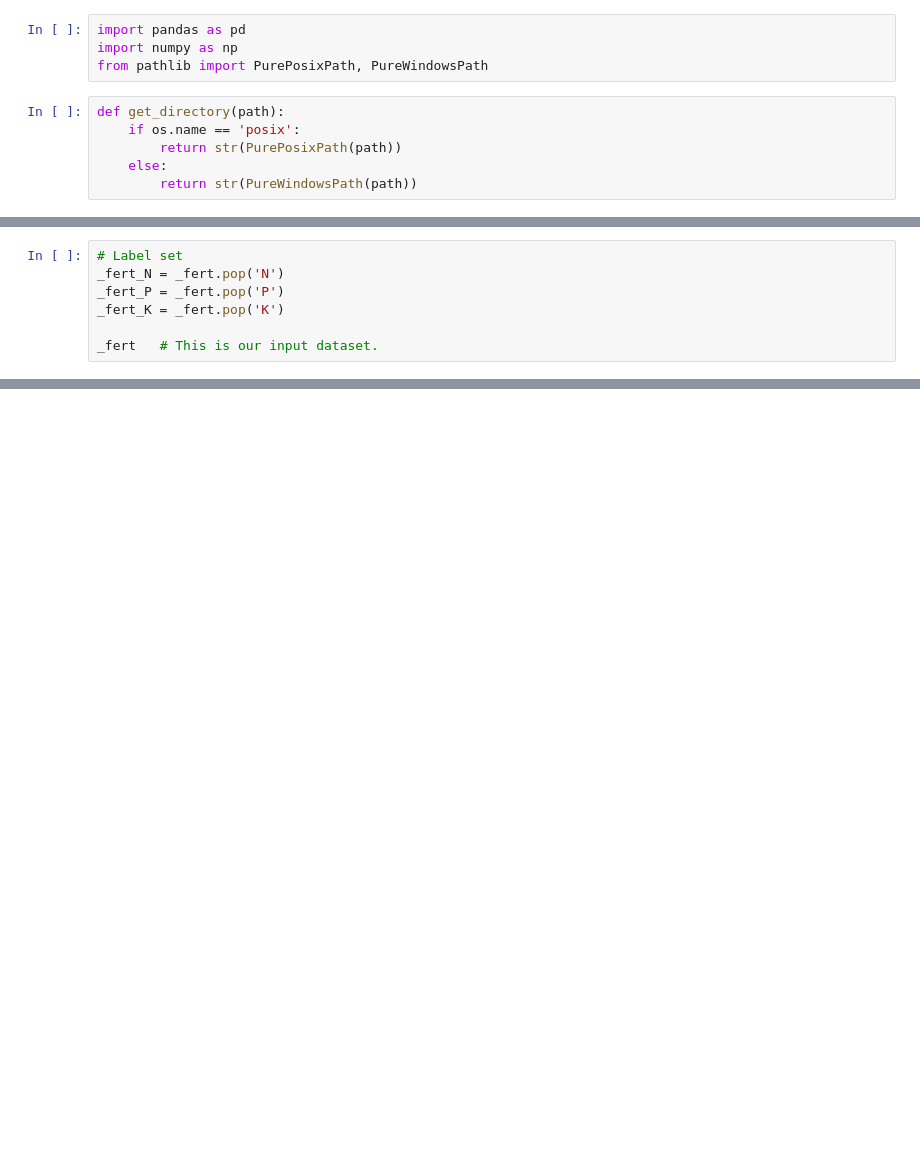
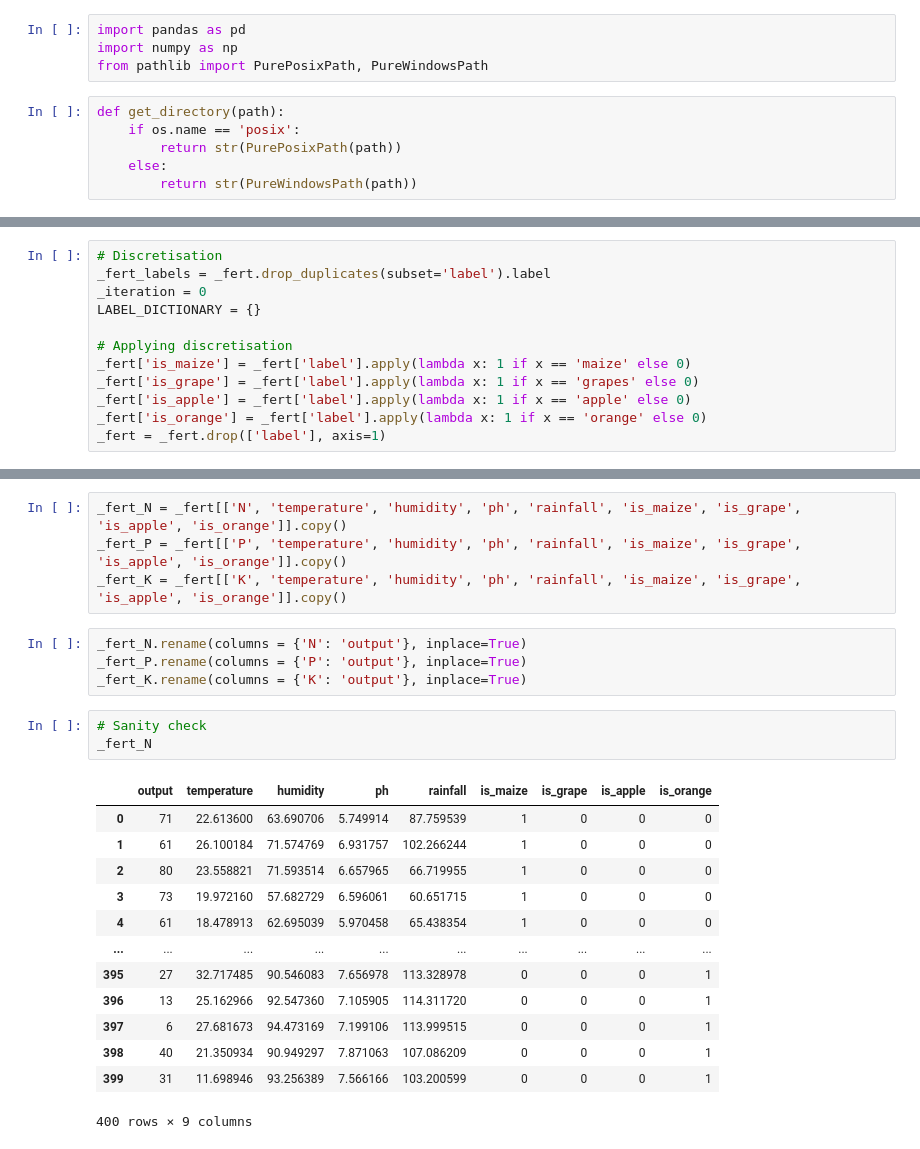
Before and after one commit to dewirizki/bangkit2021_machinelearning, a Jupyter notebook: fertilizer-recommender.ipynb, the cells around one changed output, grey strips where cells are left out. Saved outputs shown, nothing was run; the diff lists cells and outputs as text; blank space fills up the shorter version.

```diff
--- a/fertilizer-recommender.ipynb
+++ b/fertilizer-recommender.ipynb
@@ -100,7 +63,0 @@ _fert
-# %%
-# Label set
-_fert_N = _fert.pop('N')
-_fert_P = _fert.pop('P')
-_fert_K = _fert.pop('K')
-
-_fert   # This is our input dataset.
@@ -120,0 +64,12 @@ _fert   # This is our input dataset.
+# %%
+# Discretisation
+_fert_labels = _fert.drop_duplicates(subset='label').label
+_iteration = 0
+LABEL_DICTIONARY = {}
+
+# Applying discretisation
+_fert['is_maize'] = _fert['label'].apply(lambda x: 1 if x == 'maize' else 0)
+_fert['is_grape'] = _fert['label'].apply(lambda x: 1 if x == 'grapes' else 0)
+_fert['is_apple'] = _fert['label'].apply(lambda x: 1 if x == 'apple' else 0)
+_fert['is_orange'] = _fert['label'].apply(lambda x: 1 if x == 'orange' else 0)
+_fert = _fert.drop(['label'], axis=1)
@@ -120,0 +85,25 @@ _fert   # This is our input dataset.
+# %%
+_fert_N = _fert[['N', 'temperature', 'humidity', 'ph', 'rainfall', 'is_maize', 'is_grape', 'is_apple', 'is_orange']].copy()
+_fert_P = _fert[['P', 'temperature', 'humidity', 'ph', 'rainfall', 'is_maize', 'is_grape', 'is_apple', 'is_orange']].copy()
+_fert_K = _fert[['K', 'temperature', 'humidity', 'ph', 'rainfall', 'is_maize', 'is_grape', 'is_apple', 'is_orange']].copy()
+# %%
+_fert_N.rename(columns = {'N': 'output'}, inplace=True)
+_fert_P.rename(columns = {'P': 'output'}, inplace=True)
+_fert_K.rename(columns = {'K': 'output'}, inplace=True)
+# %%
+# Sanity check
+_fert_N
+# %% [output]
+|  | output | temperature | humidity | ph | rainfall | is_maize | is_grape | is_apple | is_orange |
+| 0 | 71 | 22.613600 | 63.690706 | 5.749914 | 87.759539 | 1 | 0 | 0 | 0 |
+| 1 | 61 | 26.100184 | 71.574769 | 6.931757 | 102.266244 | 1 | 0 | 0 | 0 |
+| 2 | 80 | 23.558821 | 71.593514 | 6.657965 | 66.719955 | 1 | 0 | 0 | 0 |
+| 3 | 73 | 19.972160 | 57.682729 | 6.596061 | 60.651715 | 1 | 0 | 0 | 0 |
+| 4 | 61 | 18.478913 | 62.695039 | 5.970458 | 65.438354 | 1 | 0 | 0 | 0 |
+| ... | ... | ... | ... | ... | ... | ... | ... | ... | ... |
+| 395 | 27 | 32.717485 | 90.546083 | 7.656978 | 113.328978 | 0 | 0 | 0 | 1 |
+| 396 | 13 | 25.162966 | 92.547360 | 7.105905 | 114.311720 | 0 | 0 | 0 | 1 |
+| 397 | 6 | 27.681673 | 94.473169 | 7.199106 | 113.999515 | 0 | 0 | 0 | 1 |
+| 398 | 40 | 21.350934 | 90.949297 | 7.871063 | 107.086209 | 0 | 0 | 0 | 1 |
+| 399 | 31 | 11.698946 | 93.256389 | 7.566166 | 103.200599 | 0 | 0 | 0 | 1 |
+400 rows × 9 columns
```
Also changed, not shown: parts of 32 cells of this notebook, 8 other files.
